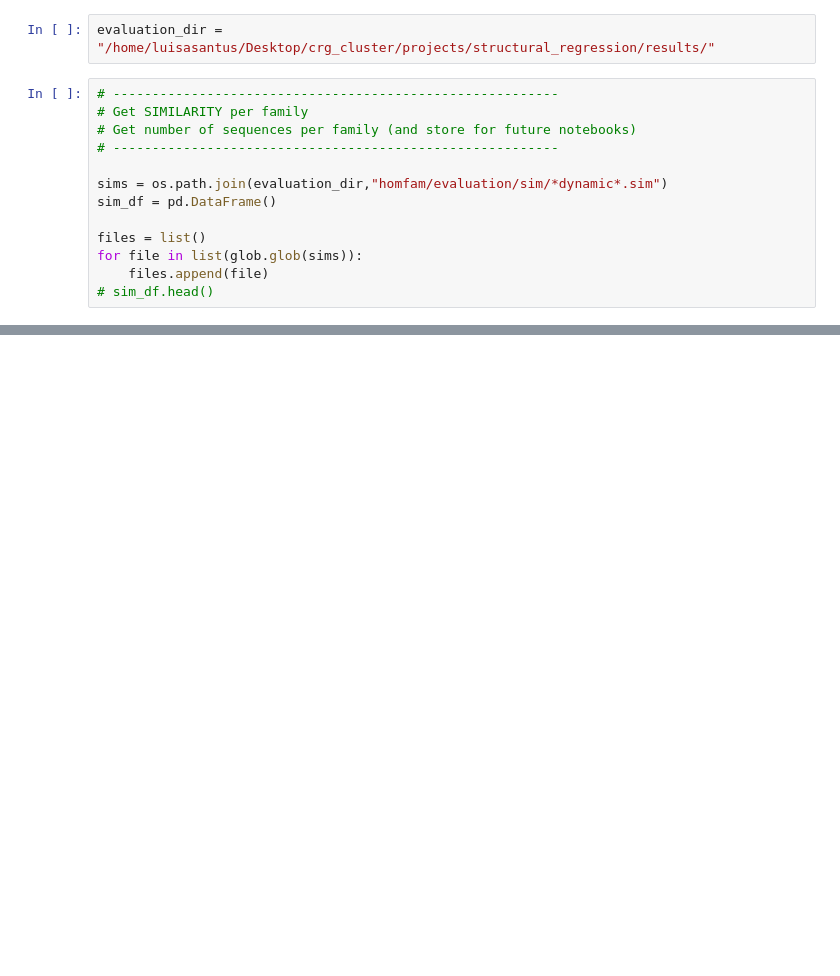
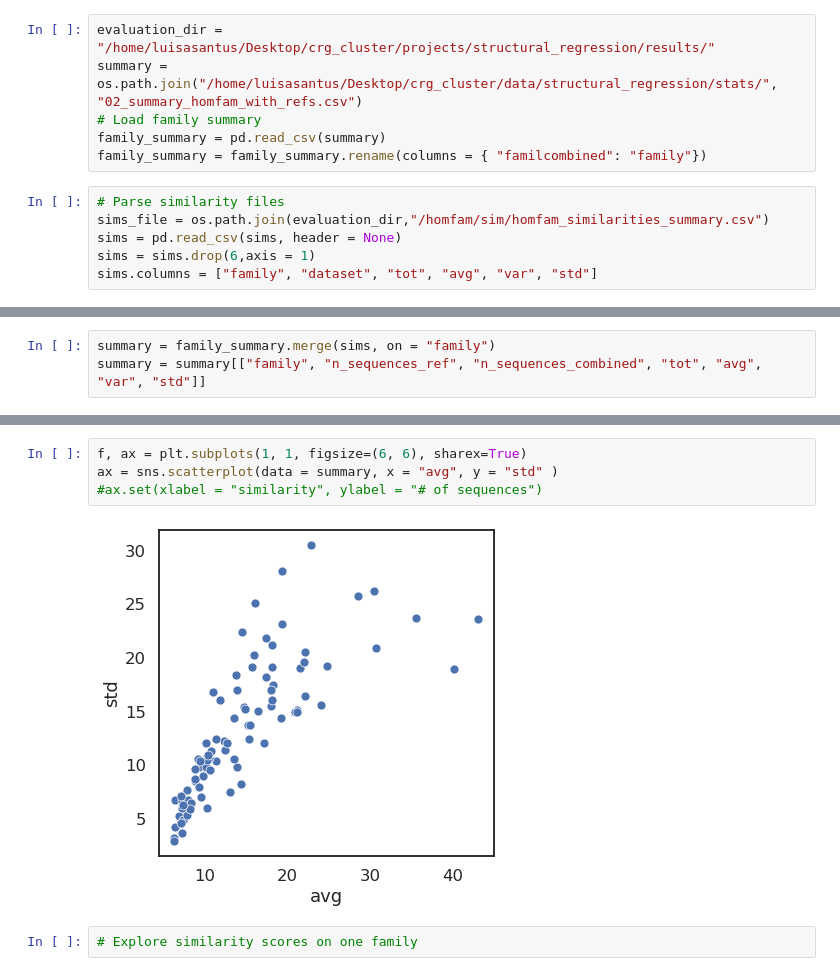
Before and after one commit to luisas/nf_structural_regression, a Jupyter notebook: notebook/10_testset.ipynb, the cells around one changed output, grey strips where cells are left out. Saved outputs shown, nothing was run; the diff lists cells and outputs as text; blank space fills up the shorter version.

```diff
--- a/notebook/10_testset.ipynb
+++ b/notebook/10_testset.ipynb
@@ -26,15 +6,12 @@ sns.set_context("talk")
 # %%
 evaluation_dir = "/home/luisasantus/Desktop/crg_cluster/projects/structural_regression/results/"
+summary = os.path.join("/home/luisasantus/Desktop/crg_cluster/data/structural_regression/stats/", "02_summary_homfam_with_refs.csv")
+# Load family summary
+family_summary = pd.read_csv(summary)
+family_summary = family_summary.rename(columns = { "familcombined": "family"})
 # %%
-# ---------------------------------------------------------
-# Get SIMILARITY per family
-# Get number of sequences per family (and store for future notebooks)
-# ---------------------------------------------------------
-
-sims = os.path.join(evaluation_dir,"homfam/evaluation/sim/*dynamic*.sim")
-sim_df = pd.DataFrame()
-
-files = list()
-for file in list(glob.glob(sims)):
-    files.append(file)
-# sim_df.head()
+# Parse similarity files
+sims_file = os.path.join(evaluation_dir,"/homfam/sim/homfam_similarities_summary.csv")
+sims = pd.read_csv(sims, header = None)
+sims = sims.drop(6,axis = 1)
+sims.columns = ["family", "dataset", "tot", "avg", "var", "std"]
@@ -50,0 +18,3 @@ for file in list(glob.glob(sims)):
+# %%
+summary = family_summary.merge(sims, on = "family")
+summary = summary[["family", "n_sequences_ref", "n_sequences_combined", "tot", "avg", "var", "std"]]
@@ -50,0 +37,8 @@ for file in list(glob.glob(sims)):
+# %%
+f, ax = plt.subplots(1, 1, figsize=(6, 6), sharex=True)
+ax = sns.scatterplot(data = summary, x = "avg", y = "std" )
+#ax.set(xlabel = "similarity", ylabel = "# of sequences")
+# %% [output]
+[figure, added]
+# %%
+# Explore similarity scores on one family
```
Also changed, not shown: parts of 11 cells of this notebook, 10 other files.
